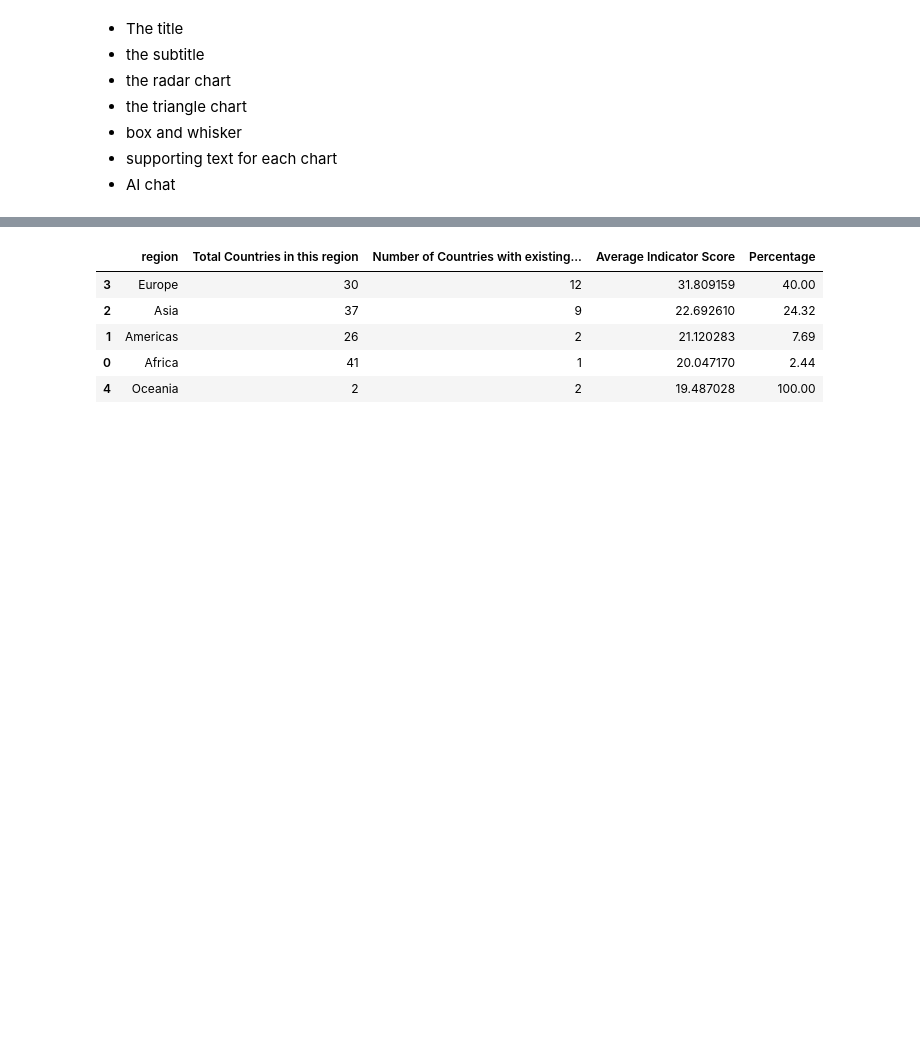
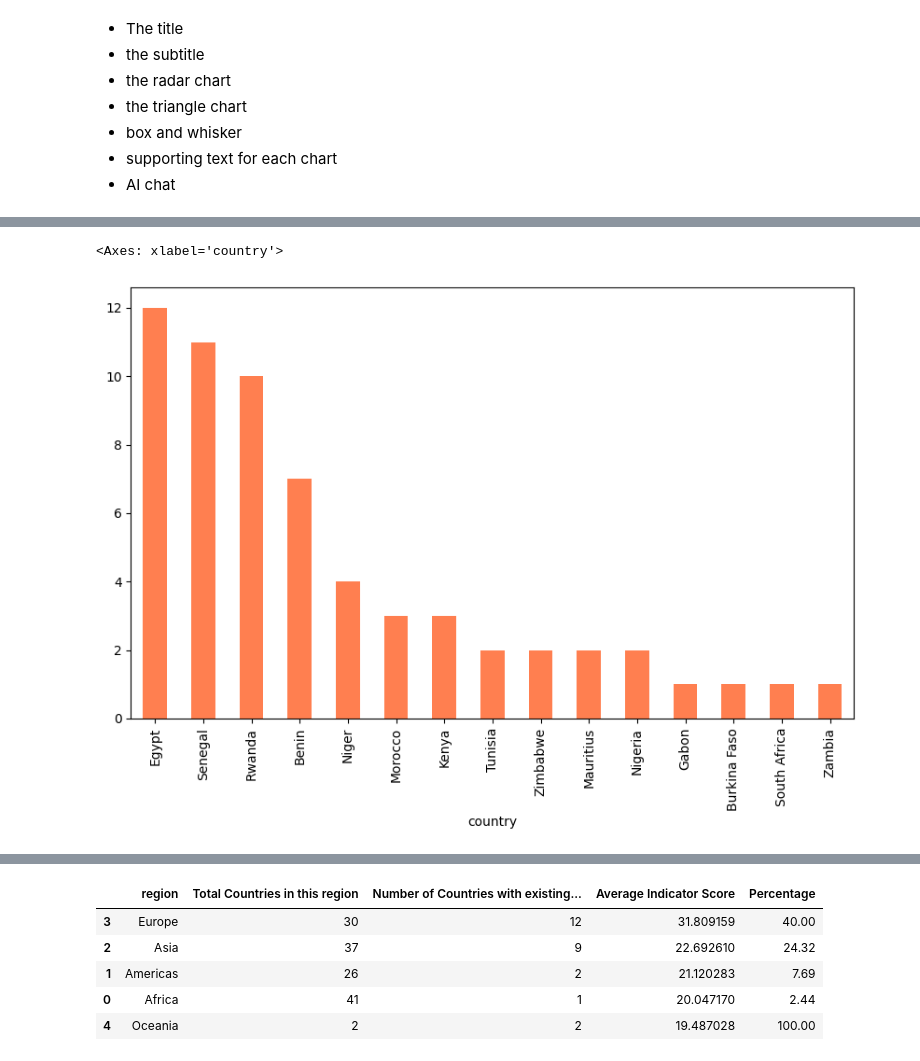
Before and after one commit to Segundev/girai_analysis, a Jupyter notebook: src/analysis.ipynb, the cells around one changed output, grey strips where cells are left out. Saved outputs shown, nothing was run; the diff lists cells and outputs as text; code cells hidden in the pictures; blank space fills up the shorter version.

```diff
--- a/src/analysis.ipynb
+++ b/src/analysis.ipynb
@@ -23,0 +252,9 @@ cf = pd.merge(df, tf, on='country')
+# %%
+# Count unique thematic areas per country
+country_thematic_counts = final_df.groupby("country")["thematic_area"].nunique()
+
+# Plot the chart
+country_thematic_counts.sort_values(ascending=False).plot(kind="bar", figsize=(10, 6), color="coral")
+# %% [output]
+<Axes: xlabel='country'>
+[figure, added]
```
Also changed, not shown: parts of 31 cells of this notebook.
